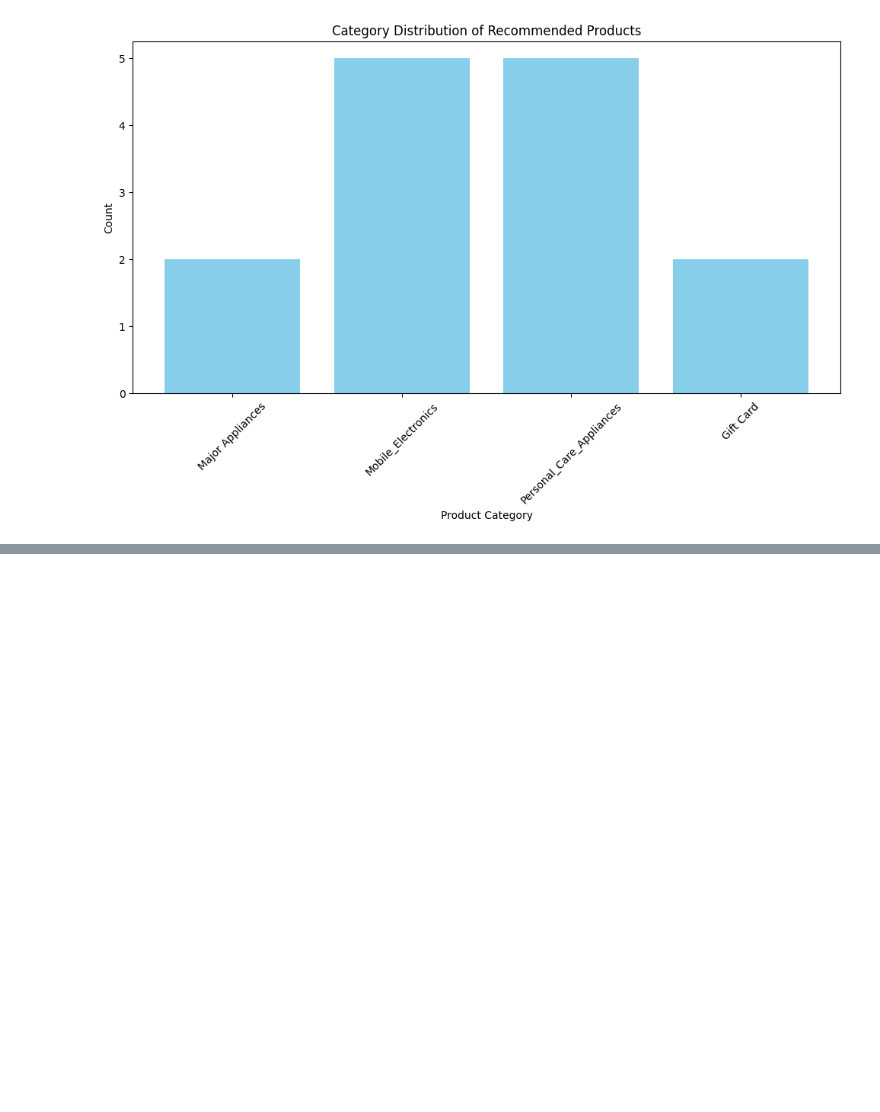
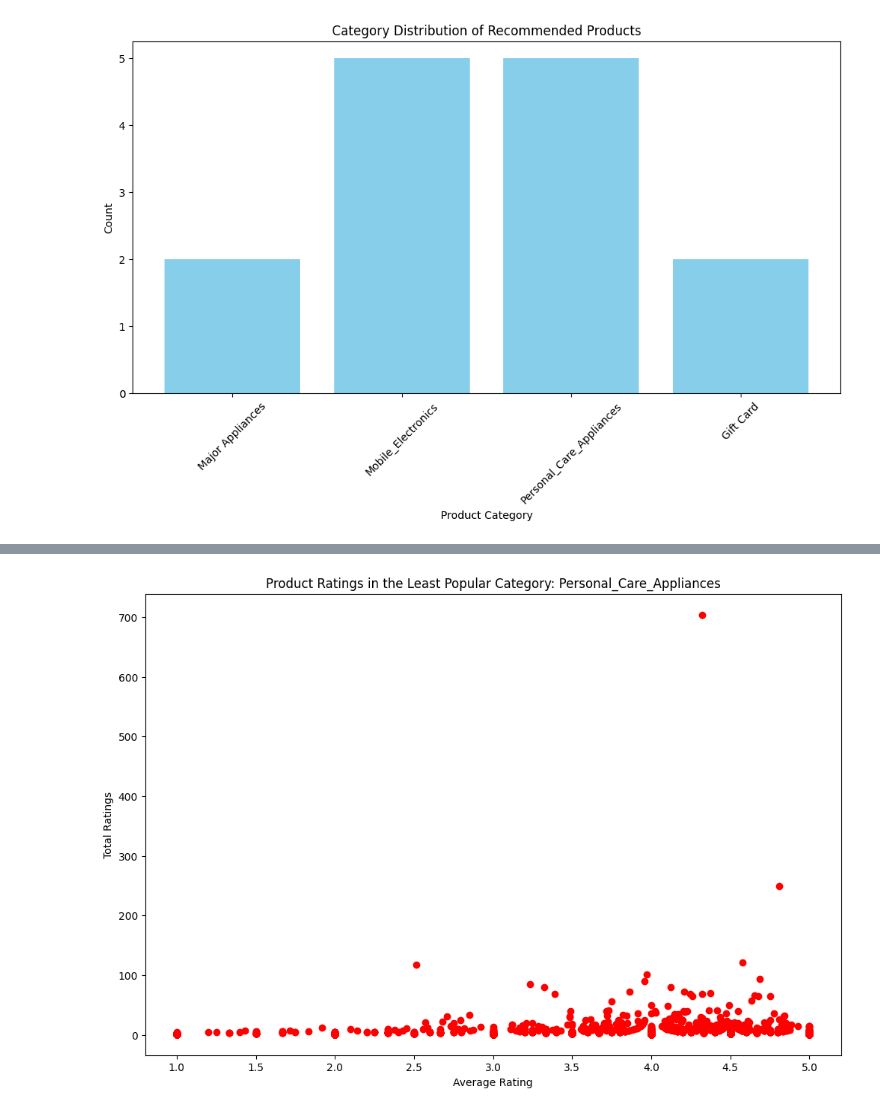
Before and after one commit to ochesanum/Analyse-Amazon-Customer-Reviews, a Jupyter notebook: amazon.ipynb, the cells around one changed output, grey strips where cells are left out. Cells and saved outputs as stored; diff of their text form; code cells hidden in the pictures; blank space fills up the shorter version.

```diff
--- a/amazon.ipynb
+++ b/amazon.ipynb
@@ -579,0 +649,20 @@ plt.show()
+# %%
+from pyspark.sql.functions import avg, count
+import matplotlib.pyplot as plt
+category_popularity = df.groupBy("product_category").count().orderBy("count", ascending=False)
+
+least_popular_category = category_popularity.orderBy("count", ascending=True).first()
+
+product_stats_least_popular_category = df.filter(df.product_category == least_popular_category['product_category']).groupBy('product_id').agg(
+    avg('star_rating').alias('avg_rating'),
+    count('star_rating').alias('total_ratings')
+).toPandas()
+
+plt.figure(figsize=(12, 8))
+plt.scatter(product_stats_least_popular_category['avg_rating'], product_stats_least_popular_category['total_ratings'], color='red')
+plt.title(f'Product Ratings in the Least Popular Category: {least_popular_category["product_category"]}')
+plt.xlabel('Average Rating')
+plt.ylabel('Total Ratings')
+plt.show()
+# %% [output]
+[figure, added]
```
Also changed, not shown: parts of 16 cells of this notebook.
